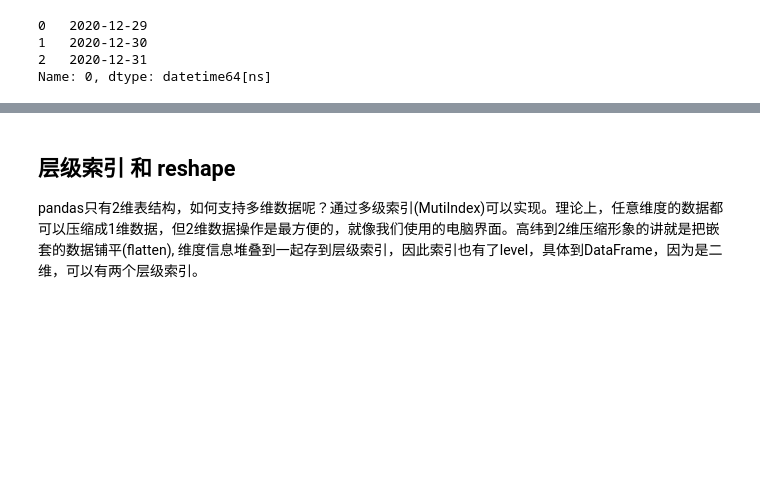
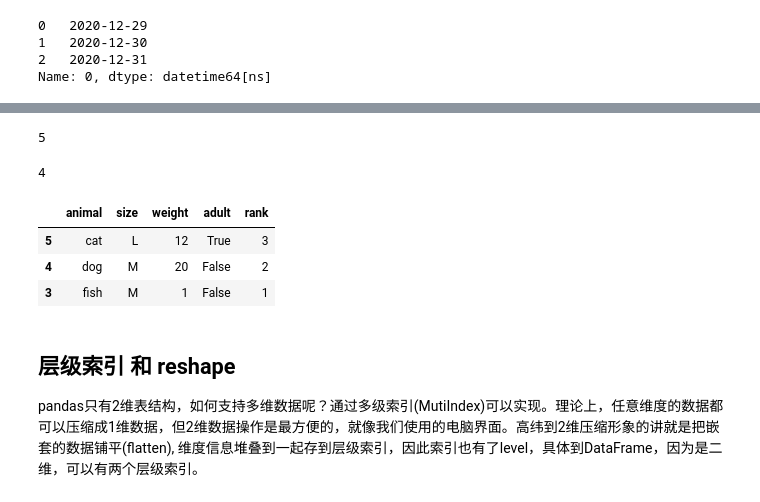
Before and after one commit to yanfenglee/pandas.ipynb, a Jupyter notebook: pandas.ipynb, the cells around one changed output, grey strips where cells are left out. Cells and saved outputs as stored; diff of their text form; code cells hidden in the pictures; blank space fills up the shorter version.

```diff
--- a/pandas.ipynb
+++ b/pandas.ipynb
@@ -448,3 +588,21 @@ Name: 0, dtype: datetime64[ns]
+# %%
+# 返回的是位置，不是索引
+df['weight'].argmax()
+# %% [output]
+5
+# %%
+# 返回的是索引值
+df['weight'].idxmax()
+# %% [output]
+4
+# %%
+# 获取每个分组中的最大weight的记录，比sql实现简单一些
+df.loc[df.groupby('animal')['weight'].idxmax()]
+# %% [output]
+|  | animal | size | weight | adult | rank |
+| 5 | cat | L | 12 | True | 3 |
+| 4 | dog | M | 20 | False | 2 |
+| 3 | fish | M | 1 | False | 1 |
 # %% [markdown]
 ## 层级索引 和 reshape
 pandas只有2维表结构，如何支持多维数据呢？通过多级索引(MutiIndex)可以实现。理论上，任意维度的数据都可以压缩成1维数据，但2维数据操作是最方便的，就像我们使用的电脑界面。高纬到2维压缩形象的讲就是把嵌套的数据铺平(flatten), 维度信息堆叠到一起存到层级索引，因此索引也有了level，具体到DataFrame，因为是二维，可以有两个层级索引。
```
Also changed, not shown: parts of 18 cells of this notebook.
